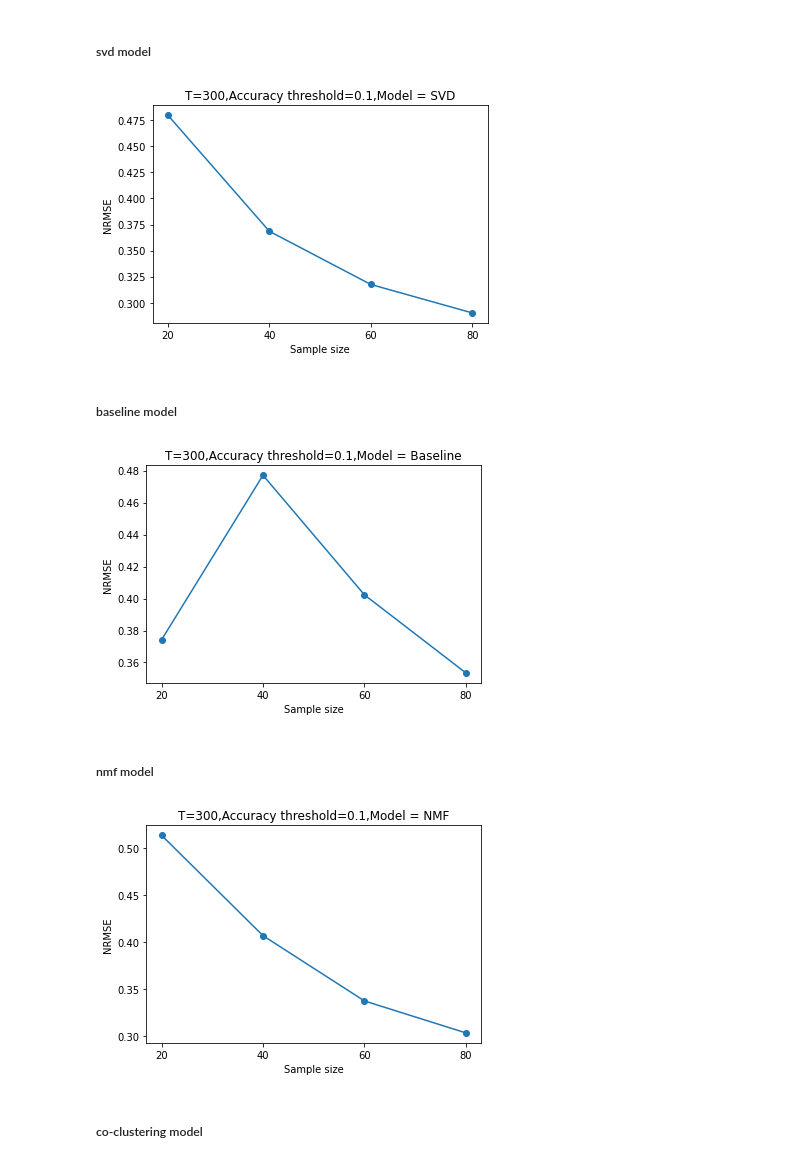
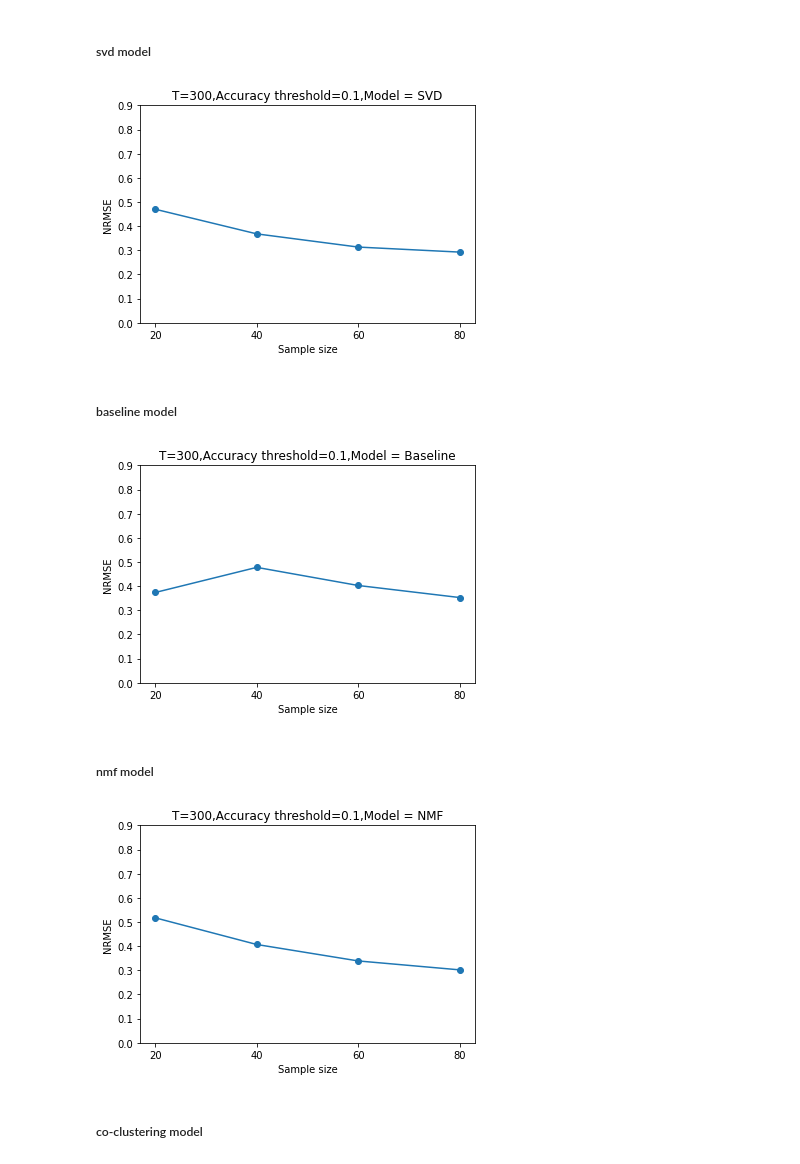
Before and after one commit to LuyueChang/Project, a Jupyter notebook: Experiments_and_results.ipynb, the cells around one changed output. Cells and saved outputs as stored; diff of their text form; code cells hidden in the pictures.

```diff
--- a/Experiments_and_results.ipynb
+++ b/Experiments_and_results.ipynb
@@ -463,12 +463,13 @@ for s in [20,40,60,80]:
 x = [20,40,60,80]
 plt.plot(x,svd_nrmse,marker='o')
 plt.xticks(np.arange(20,100,20))
+plt.yticks(np.arange(0,1,0.1))
 plt.xlabel('Sample size')
 plt.ylabel('NRMSE')
 plt.title('T=300,Accuracy threshold=0.1,Model = SVD')
 plt.show()
 # %% [output]
-[figure, old version]
+[figure, new version]
 # %% [markdown]
 ##### baseline model
 # %%
@@ -483,13 +484,14 @@ for s in [20,40,60,80]:
 # %%
 x = [20,40,60,80]
 plt.plot(x,baseline_nrmse,marker='o')
 plt.xticks(np.arange(20,100,20))
+plt.yticks(np.arange(0,1,0.1))
 plt.xlabel('Sample size')
 plt.ylabel('NRMSE')
 plt.title('T=300,Accuracy threshold=0.1,Model = Baseline')
 plt.show()
 # %% [output]
-[figure, old version]
+[figure, new version]
 # %% [markdown]
 ##### nmf model
 # %%
@@ -505,12 +507,13 @@ for s in [20,40,60,80]:
 x = [20,40,60,80]
 plt.plot(x,nmf_nrmse,marker='o')
 plt.xticks(np.arange(20,100,20))
+plt.yticks(np.arange(0,1,0.1))
 plt.xlabel('Sample size')
 plt.ylabel('NRMSE')
 plt.title('T=300,Accuracy threshold=0.1,Model = NMF')
 plt.show()
 # %% [output]
-[figure, old version]
+[figure, new version]
 # %% [markdown]
 ##### co-clustering model
 # %%
```
Also changed, not shown: parts of 1 cell of this notebook.
